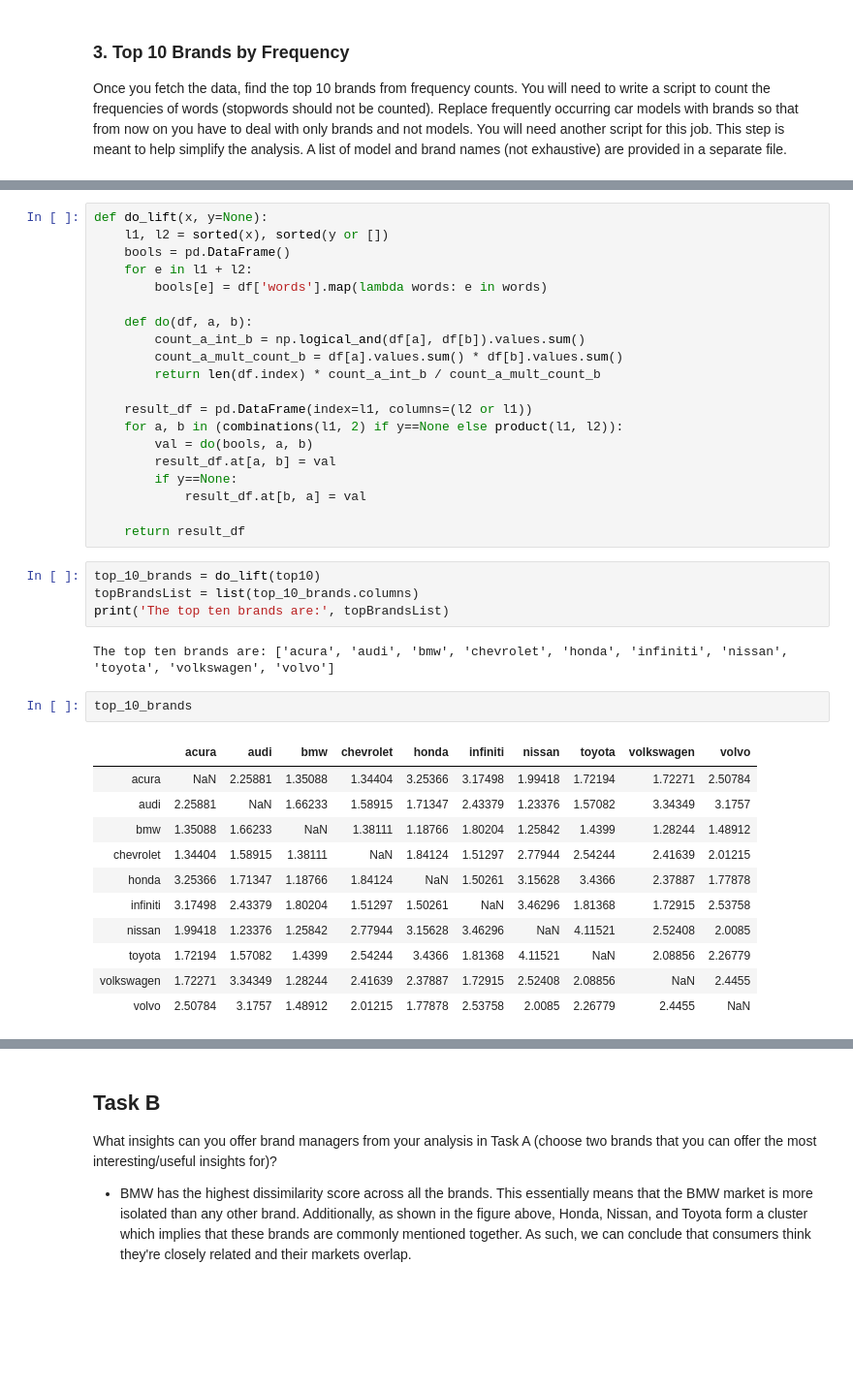
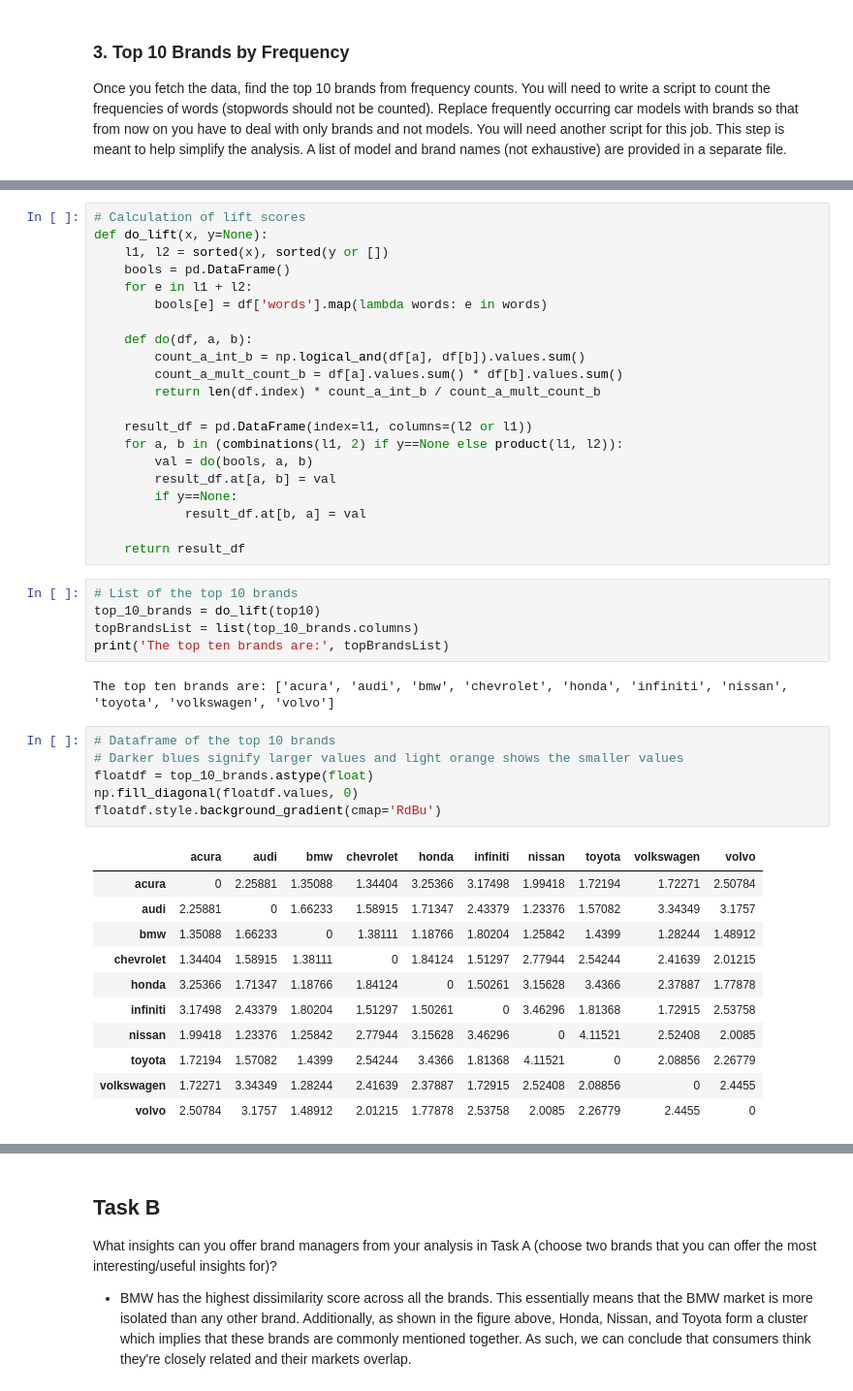
Before and after one commit to abhi-vik/ugc-analytics, a Jupyter notebook: assignments/first/Lift.ipynb, the cells around one changed output, grey strips where cells are left out. Shown at 97% size. Saved outputs shown, nothing was run; the diff lists cells and outputs as text; blank space fills up the shorter version.

```diff
--- a/assignments/first/Lift.ipynb
+++ b/assignments/first/Lift.ipynb
@@ -174,6 +142,7 @@ def splitReplace(post):
 
 df['words'] = df['message'].map(lambda x: splitReplace(x))
 # %%
+# Calculation of lift scores
 def do_lift(x, y=None):
     l1, l2 = sorted(x), sorted(y or [])
     bools = pd.DataFrame()
@@ -194,23 +163,28 @@ def do_lift(x, y=None):
 
     return result_df
 # %%
+# List of the top 10 brands
 top_10_brands = do_lift(top10)
 topBrandsList = list(top_10_brands.columns)
 print('The top ten brands are:', topBrandsList)
 # %% [output]
 The top ten brands are: ['acura', 'audi', 'bmw', 'chevrolet', 'honda', 'infiniti', 'nissan', 'toyota', 'volkswagen', 'volvo']
-# %%
-top_10_brands
-# %% [output]
-|  | acura | audi | bmw | chevrolet | honda | infiniti | nissan | toyota | volkswagen | volvo |
-| acura | NaN | 2.25881 | 1.35088 | 1.34404 | 3.25366 | 3.17498 | 1.99418 | 1.72194 | 1.72271 | 2.50784 |
-| audi | 2.25881 | NaN | 1.66233 | 1.58915 | 1.71347 | 2.43379 | 1.23376 | 1.57082 | 3.34349 | 3.1757 |
-| bmw | 1.35088 | 1.66233 | NaN | 1.38111 | 1.18766 | 1.80204 | 1.25842 | 1.4399 | 1.28244 | 1.48912 |
-| chevrolet | 1.34404 | 1.58915 | 1.38111 | NaN | 1.84124 | 1.51297 | 2.77944 | 2.54244 | 2.41639 | 2.01215 |
-| honda | 3.25366 | 1.71347 | 1.18766 | 1.84124 | NaN | 1.50261 | 3.15628 | 3.4366 | 2.37887 | 1.77878 |
-| infiniti | 3.17498 | 2.43379 | 1.80204 | 1.51297 | 1.50261 | NaN | 3.46296 | 1.81368 | 1.72915 | 2.53758 |
-| nissan | 1.99418 | 1.23376 | 1.25842 | 2.77944 | 3.15628 | 3.46296 | NaN | 4.11521 | 2.52408 | 2.0085 |
-| toyota | 1.72194 | 1.57082 | 1.4399 | 2.54244 | 3.4366 | 1.81368 | 4.11521 | NaN | 2.08856 | 2.26779 |
-| volkswagen | 1.72271 | 3.34349 | 1.28244 | 2.41639 | 2.37887 | 1.72915 | 2.52408 | 2.08856 | NaN | 2.4455 |
-| volvo | 2.50784 | 3.1757 | 1.48912 | 2.01215 | 1.77878 | 2.53758 | 2.0085 | 2.26779 | 2.4455 | NaN |
+# %%
+# Dataframe of the top 10 brands
+# Darker blues signify larger values and light orange shows the smaller values
+floatdf = top_10_brands.astype(float)
+np.fill_diagonal(floatdf.values, 0)
+floatdf.style.background_gradient(cmap='RdBu')
+# %% [output]
+|  | acura | audi | bmw | chevrolet | honda | infiniti | nissan | toyota | volkswagen | volvo |
+| acura | 0 | 2.25881 | 1.35088 | 1.34404 | 3.25366 | 3.17498 | 1.99418 | 1.72194 | 1.72271 | 2.50784 |
+| audi | 2.25881 | 0 | 1.66233 | 1.58915 | 1.71347 | 2.43379 | 1.23376 | 1.57082 | 3.34349 | 3.1757 |
+| bmw | 1.35088 | 1.66233 | 0 | 1.38111 | 1.18766 | 1.80204 | 1.25842 | 1.4399 | 1.28244 | 1.48912 |
+| chevrolet | 1.34404 | 1.58915 | 1.38111 | 0 | 1.84124 | 1.51297 | 2.77944 | 2.54244 | 2.41639 | 2.01215 |
+| honda | 3.25366 | 1.71347 | 1.18766 | 1.84124 | 0 | 1.50261 | 3.15628 | 3.4366 | 2.37887 | 1.77878 |
+| infiniti | 3.17498 | 2.43379 | 1.80204 | 1.51297 | 1.50261 | 0 | 3.46296 | 1.81368 | 1.72915 | 2.53758 |
+| nissan | 1.99418 | 1.23376 | 1.25842 | 2.77944 | 3.15628 | 3.46296 | 0 | 4.11521 | 2.52408 | 2.0085 |
+| toyota | 1.72194 | 1.57082 | 1.4399 | 2.54244 | 3.4366 | 1.81368 | 4.11521 | 0 | 2.08856 | 2.26779 |
+| volkswagen | 1.72271 | 3.34349 | 1.28244 | 2.41639 | 2.37887 | 1.72915 | 2.52408 | 2.08856 | 0 | 2.4455 |
+| volvo | 2.50784 | 3.1757 | 1.48912 | 2.01215 | 1.77878 | 2.53758 | 2.0085 | 2.26779 | 2.4455 | 0 |
 # %%
```
Also changed, not shown: parts of 18 cells of this notebook.
